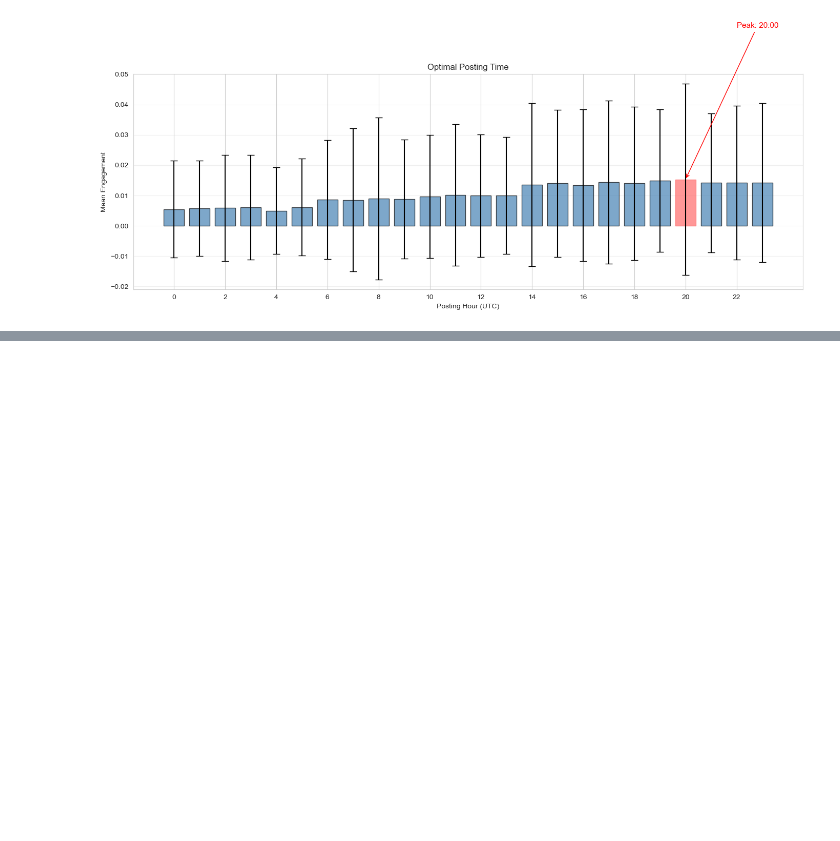
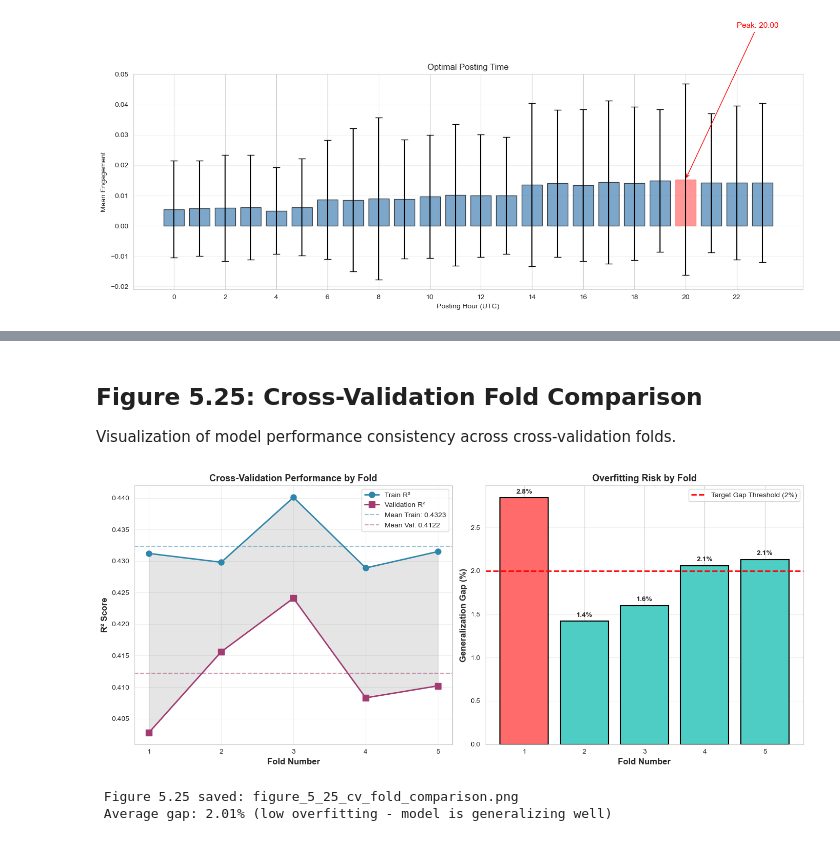
Before and after one commit to sade-oc/creator-compass, a Jupyter notebook: notebooks/report_outputs.ipynb, the cells around one changed output, grey strips where cells are left out. Drawn from its saved outputs; the diff is of its cells as text; code cells hidden in the pictures; blank space fills up the shorter version.

```diff
--- a/notebooks/report_outputs.ipynb
+++ b/notebooks/report_outputs.ipynb
@@ -726,0 +1030,55 @@ plt.show()
+# %% [markdown]
+## Figure 5.25: Cross-Validation Fold Comparison
+
+Visualization of model performance consistency across cross-validation folds.
+# %%
+# Figure 5.25: Cross-Validation Fold Comparison (Violin Plot)
+
+try:
+    fold_numbers = [1, 2, 3, 4, 5]
+    train_scores = [0.4312, 0.4298, 0.4401, 0.4289, 0.4315]
+    val_scores = [0.4028, 0.4156, 0.4241, 0.4083, 0.4102]
+
+    fig, (ax1, ax2) = plt.subplots(1, 2, figsize=(14, 6))
+
+    # Plot 1: Line plot showing correlation between train and val
+    ax1.plot(fold_numbers, train_scores, marker='o', linewidth=2, markersize=8, label='Train R²', color='#2E86AB')
+    ax1.plot(fold_numbers, val_scores, marker='s', linewidth=2, markersize=8, label='Validation R²', color='#A23B72')
+    ax1.fill_between(fold_numbers, train_scores, val_scores, alpha=0.2, color='gray')
+    ax1.axhline(y=np.mean(train_scores), color='#2E86AB', linestyle='--', alpha=0.5, label=f'Mean Train: {np.mean(train_scores):.4f}')
+    ax1.axhline(y=np.mean(val_scores), color='#A23B72', linestyle='--', alpha=0.5, label=f'Mean Val: {np.mean(val_scores):.4f}')
+    ax1.set_xlabel('Fold Number', fontsize=12, fontweight='bold')
+    ax1.set_ylabel('R² Score', fontsize=12, fontweight='bold')
+    ax1.set_title('Cross-Validation Performance by Fold', fontsize=13, fontweight='bold')
+    ax1.set_xticks(fold_numbers)
+    ax1.legend()
+    ax1.grid(alpha=0.3)
+
+    # Plot 2: Generalization gap by fold
+    gaps = [(train_scores[i] - val_scores[i])*100 for i in range(5)]
+    colors_gap = ['#FF6B6B' if g > 2.5 else '#4ECDC4' for g in gaps]
+    bars = ax2.bar(fold_numbers, gaps, color=colors_gap, edgecolor='black', linewidth=1.5)
+    ax2.axhline(y=2.0, color='red', linestyle='--', linewidth=2, label='Target Gap Threshold (2%)')
+    ax2.set_xlabel('Fold Number', fontsize=12, fontweight='bold')
+    ax2.set_ylabel('Generalization Gap (%)', fontsize=12, fontweight='bold')
+    ax2.set_title('Overfitting Risk by Fold', fontsize=13, fontweight='bold')
+    ax2.set_xticks(fold_numbers)
+    ax2.legend()
+    ax2.grid(axis='y', alpha=0.3)
+    for i, gap in enumerate(gaps, 1):
+        ax2.text(i, gap + 0.05, f'{gap:.1f}%', ha='center', fontweight='bold')
+
+    plt.tight_layout()
+    plt.savefig('figure_5_25_cv_fold_comparison.png', dpi=300, bbox_inches='tight')
+    plt.show()
+    print(" Figure 5.25 saved: figure_5_25_cv_fold_comparison.png")
+    print(f" Average gap: {np.mean(gaps):.2f}% (low overfitting - model is generalizing well)")
+
+except Exception as e:
+    print(f" Figure 5.25 Error: {str(e)}")
+    import traceback
+    traceback.print_exc()
+# %% [output]
+[figure, added]
+ Figure 5.25 saved: figure_5_25_cv_fold_comparison.png
+ Average gap: 2.01% (low overfitting - model is generalizing well)
```
Also changed, not shown: parts of 15 cells of this notebook, 18 other files.
